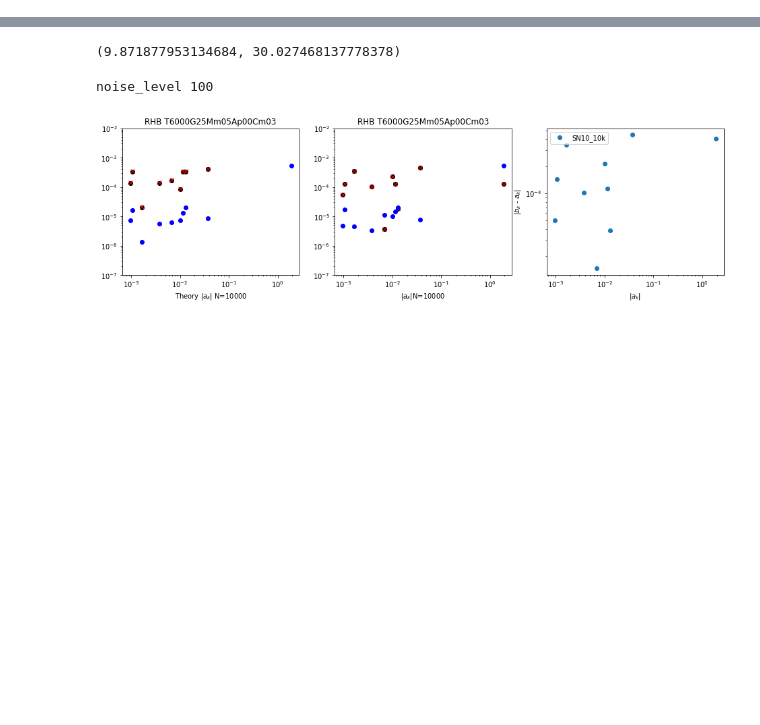
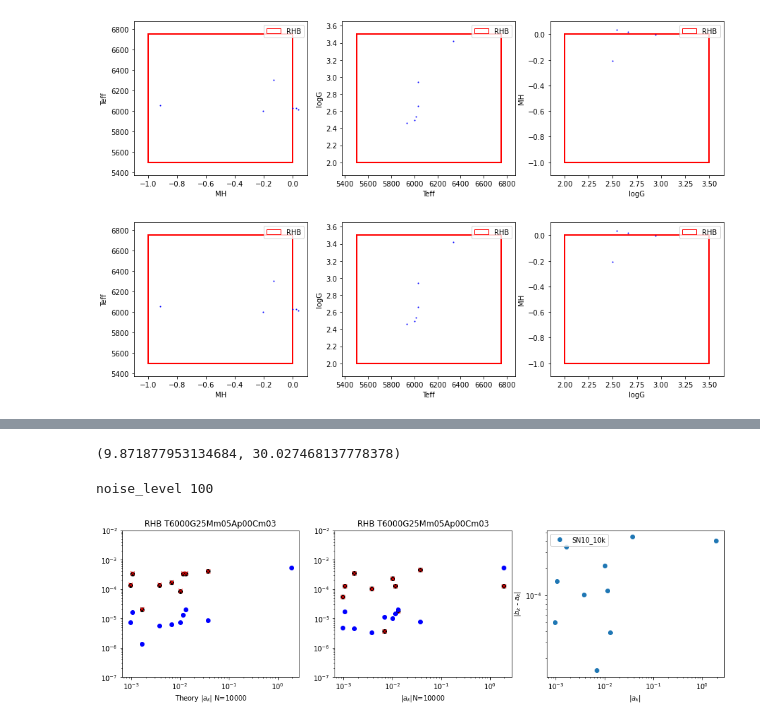
Before and after one commit to ViskaWei/PIML_v0, a Jupyter notebook: nb/RHB.ipynb, the cells around one changed output, grey strips where cells are left out. Drawn from its saved outputs; the diff is of its cells as text; code cells hidden in the pictures; blank space fills up the shorter version.

```diff
--- a/nb/RHB.ipynb
+++ b/nb/RHB.ipynb
@@ -57,0 +77,5 @@ d.init_eval()
+# %%
+d.PLT.plot_box(data=out, )
+# %% [output]
+[figure, added]
+[figure, added]
```
Also changed, not shown: parts of 27 cells of this notebook, 34 other files.
